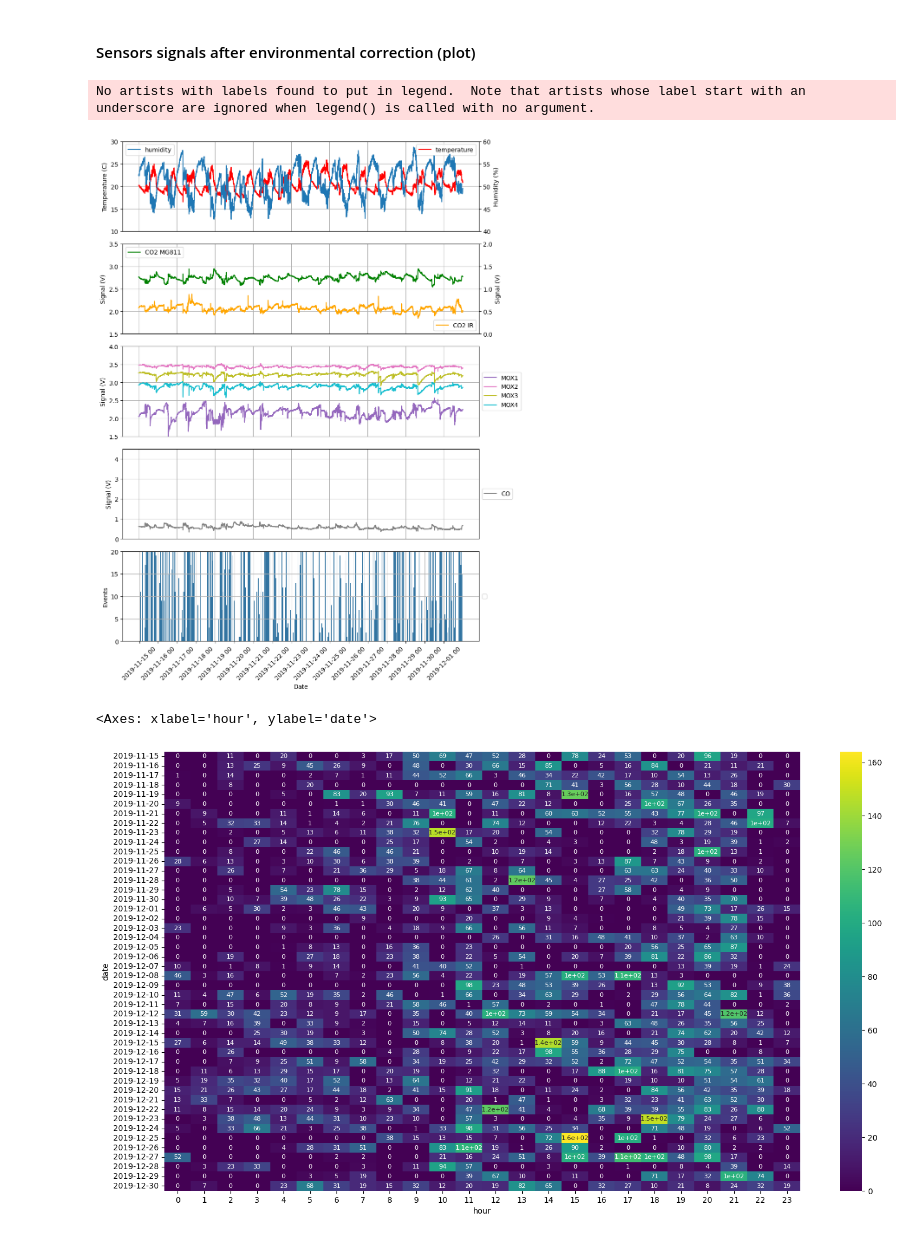
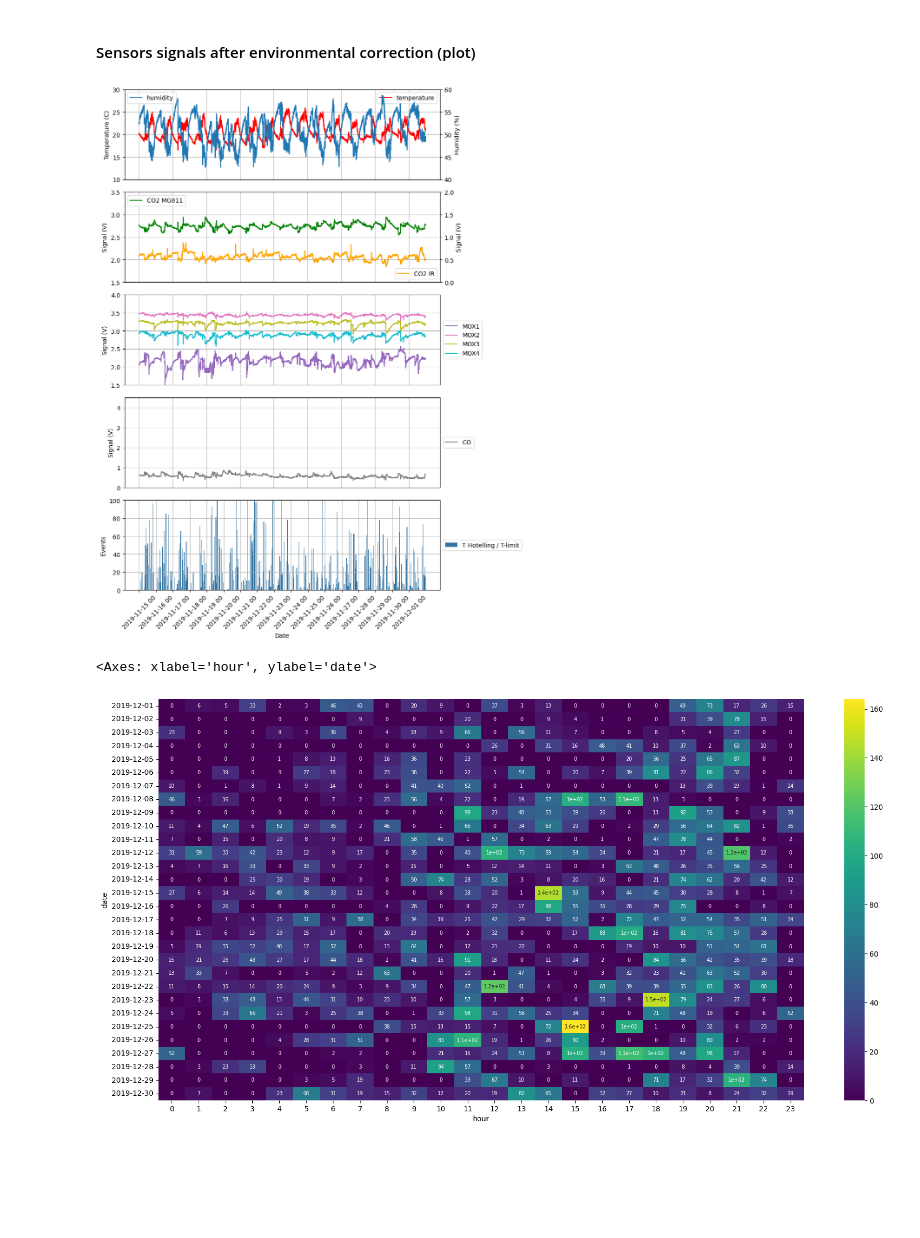
Before and after one commit to eskinderit/single-elders-home-monitoring, a Jupyter notebook: single-elders-home-monitoring/single-elders-monitoring-PCAfiltering.ipynb, the cells around one changed output. Drawn from its saved outputs; the diff is of its cells as text; code cells hidden in the pictures; blank space fills up the shorter version.

Commit message:
Update with new graphs
Co-Authored-By: Riccardo Murgia <64796293+RiccardoMurgia@users.noreply.github.com>

```diff
--- a/single-elders-home-monitoring/single-elders-monitoring-PCAfiltering.ipynb
+++ b/single-elders-home-monitoring/single-elders-monitoring-PCAfiltering.ipynb
@@ -528,13 +530,18 @@ if COMPUTE_EVENTS:
     assembled_features = assembler.transform(inv_transf_occupants)
 
     window_size = 360
-    window_spec = Window.rowsBetween(-window_size, 0).orderBy("timestamp") ## ADD patitioning
+    window_spec = Window.rowsBetween(-window_size, 0).orderBy("timestamp")
 
     compute_event_udf = F.udf(compute_event, IntegerType())
 
     inv_transf_occupants = assembled_features.withColumn("event", compute_event_udf(F.collect_list("featuresToWindowPCA").over(window_spec)))
 
+    # conversion to float cols
+    inv_transf_occupants = inv_transf_occupants.drop('featuresToWindowPCA')
+    columns_to_transform = [c for c in inv_transf_occupants.columns if c not in ['timestamp','event']]
     inv_transf_occupants_pd = inv_transf_occupants.orderBy("timestamp").toPandas()
+    inv_transf_occupants_pd[columns_to_transform] = inv_transf_occupants_pd[columns_to_transform].astype(float)
+
     inv_transf_occupants_pd.to_csv("./data/database_gas_after_environmental_correction_with_event.csv", sep=',', index=False)
     inv_transf_occupants_pd.iloc[:10,:]
 else:
@@ -657,11 +636,11 @@ axs[3].legend(loc='center left', bbox_to_anchor=(1, 0.5))
 
 
 event_per_hour_pd['date_hour'] = event_per_hour_pd['date_hour'].astype(str)
-sns.barplot(ax=axs[4], x='date_hour', y='n_event', data=event_per_hour_pd, errorbar='sd')
+sns.barplot(ax=axs[4], x='date_hour', y='n_event', data=event_per_hour_pd, errorbar='sd', label="T Hotelling / T-limit")
 axs[4].legend(loc='center left', bbox_to_anchor=(1, 0.5))
 axs[4].set_ylabel('Events')
 axs[4].grid(True)
-axs[4].set_ylim(0, 20)
+axs[4].set_ylim(0, 100)
 date_format = DateFormatter('%Y-%m-%d')
 axs[4].tick_params(axis='both', which='both', bottom=True, top=False, left=True, right=False, labelbottom=True, labelleft=True)
 axs[4].xaxis.set_major_formatter(date_format)
@@ -687,25 +666,24 @@ plt.tight_layout()
 # Show the plots
 plt.show()
 # %% [output]
-No artists with labels found to put in legend.  Note that artists whose label start with an underscore are ignored when legend() is called with no argument.
-[figure, old version]
+[figure, new version]
 # %%
 from pyspark.sql.functions import hour
 from pyspark.sql.functions import date_format, sum, when
-event_per_hour_2 = event_per_hour.where("date_hour >= '2019-11-15' AND date_hour <= '2019-12-31' ")
+event_per_hour_2 = event_per_hour.where("date_hour >= '2019-12-01' AND date_hour <= '2019-12-31' ")
 
 event_per_hour_2 = event_per_hour_2.withColumn("date", date_format(event_per_hour_2["date_hour"], "yyyy-MM-dd"))
 event_per_hour_2 = event_per_hour_2.withColumn("hour", hour(event_per_hour_2["date_hour"]))
 
 pivot_df = event_per_hour_2.toPandas().fillna(0).pivot(index='date', columns='hour', values='n_event')
 pivot_df = pivot_df.fillna(0)
 
 # Crea la heatmap
-plt.figure(figsize=(18, 10))
-sns.heatmap(pivot_df, cmap='viridis', annot=True, annot_kws={'size': 8})
+plt.figure(figsize=(20, 10))
+sns.heatmap(pivot_df, cmap='viridis', annot=True, annot_kws={'size': 7})
 # %% [output]
 <Axes: xlabel='hour', ylabel='date'>
-[figure, old version]
+[figure, new version]
 # %%
 event_per_hour_nov = event_per_hour.where("date_hour >= '2019-11-1' AND date_hour <= '2019-11-30' ")
 event_per_hour_nov = event_per_hour_nov.orderBy('date_hour')
```
Also changed, not shown: parts of 14 cells of this notebook, 2 other files.
